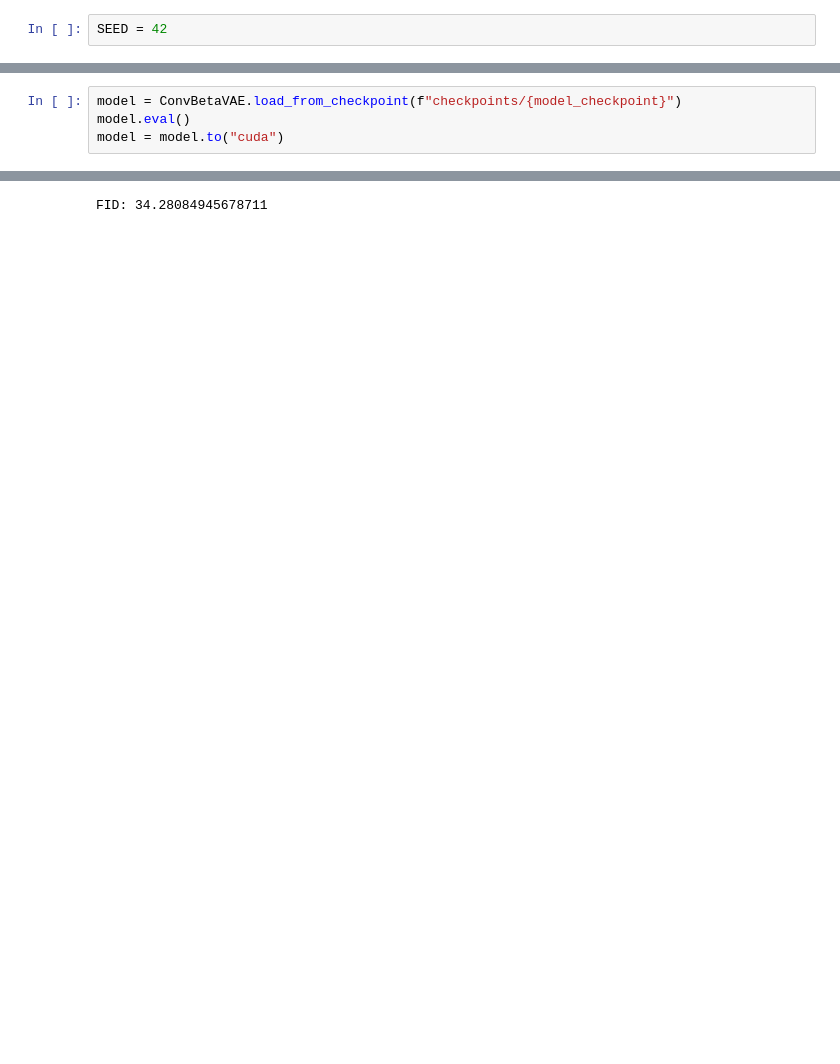
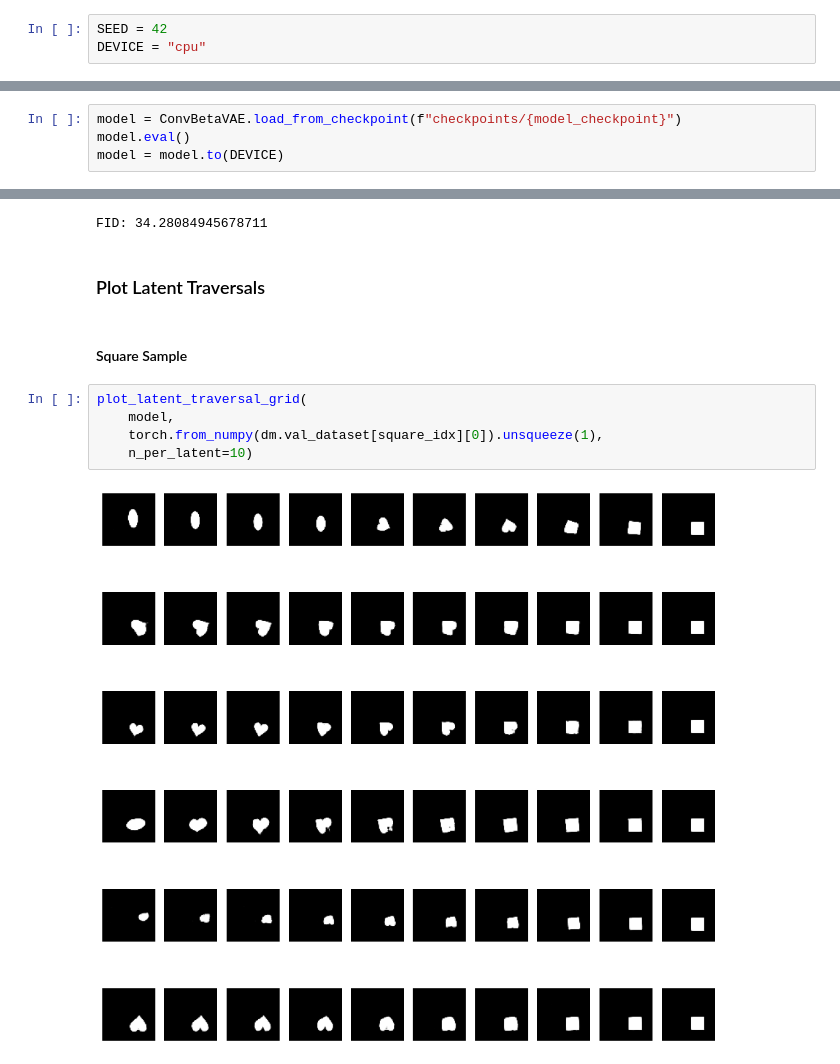
Before and after one commit to manujosephv/DGM_VAE_assignment, a Jupyter notebook: VAE_v2.ipynb, the cells around one changed output, grey strips where cells are left out. Drawn from its saved outputs; the diff is of its cells as text; blank space fills up the shorter version.

```diff
--- a/VAE_v2.ipynb
+++ b/VAE_v2.ipynb
@@ -18,6 +18,7 @@ from rich.progress import track
 from torchmetrics.image import FrechetInceptionDistance
 # %%
 SEED = 42
+DEVICE = "cpu"
 # %% [markdown]
 # Assignment 2
 # %% [markdown]
@@ -192,5 +266,5 @@ model_checkpoint = 'ConvBeta_1_VAE_4bc61f1c-bfe9-495b-a4eb-822760da7620-epoch=21
 # %%
 model = ConvBetaVAE.load_from_checkpoint(f"checkpoints/{model_checkpoint}")
 model.eval()
-model = model.to("cuda")
+model = model.to(DEVICE)
 # %% [markdown]
@@ -229,3 +303,14 @@ print(f"FID: {FID}")
 [interactive output not drawn]
 [interactive output not drawn]
 FID: 34.28084945678711
+# %% [markdown]
+### Plot Latent Traversals
+# %% [markdown]
+#### Square Sample
+# %%
+plot_latent_traversal_grid(
+    model,
+    torch.from_numpy(dm.val_dataset[square_idx][0]).unsqueeze(1),
+    n_per_latent=10)
+# %% [output]
+[figure, added]
```
Also changed, not shown: parts of 47 cells of this notebook.
